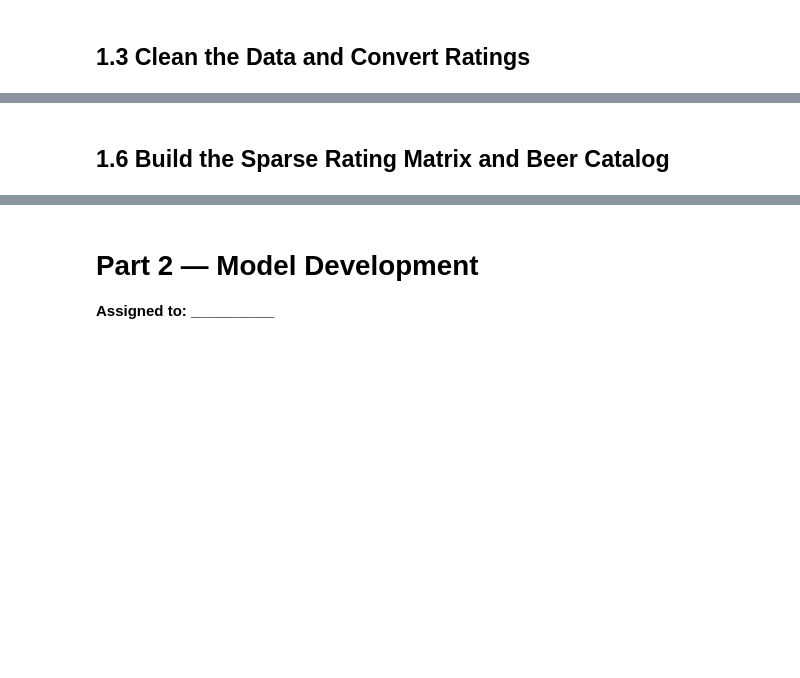
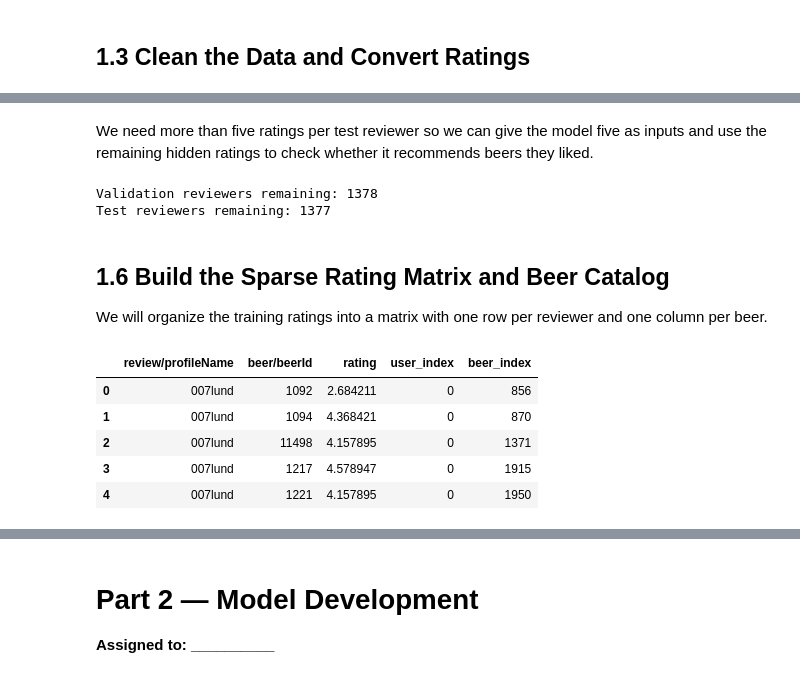
Before and after one commit to GarrettFordARTI405/ARTI405-BeerRecommender, a Jupyter notebook: BeerModel.ipynb, the cells around one changed output, grey strips where cells are left out. Saved outputs shown, nothing was run; the diff lists cells and outputs as text; code cells hidden in the pictures; blank space fills up the shorter version.

```diff
--- a/BeerModel.ipynb
+++ b/BeerModel.ipynb
@@ -17,0 +295,22 @@ Team members: Garrett, __________, __________, __________
+# %%
+# Columns that identify one reviewer/beer pair
+pair_columns = ["review/profileName", "beer/beerId"]
+
+# Create one rating per reviewer and beer
+train_ratings = train_df.groupby(
+    pair_columns, as_index=False
+)["rating"].mean()
+
+val_ratings = val_df.groupby(
+    pair_columns, as_index=False
+)["rating"].mean()
+
+test_ratings = test_df.groupby(
+    pair_columns, as_index=False
+)["rating"].mean()
+
+print("Training ratings:", len(train_ratings))
+print("Validation ratings:", len(val_ratings))
+print("Testing ratings:", len(test_ratings))
+
+display(train_ratings.head())
@@ -18,2 +340,51 @@ Team members: Garrett, __________, __________, __________
+# %% [markdown]
+We need more than five ratings per test reviewer so we can give the model five as inputs and use the remaining hidden ratings to check whether it recommends beers they liked.
+# %%
+# Find reviewers with at least 6 ratings
+keep_val_users = val_counts[val_counts >= 6].index
+keep_test_users = test_counts[test_counts >= 6].index
+
+# Keep their ratings
+val_ratings = val_ratings[
+    val_ratings["review/profileName"].isin(keep_val_users)
+].copy()
+
+test_ratings = test_ratings[
+    test_ratings["review/profileName"].isin(keep_test_users)
+].copy()
+
+print("Validation reviewers remaining:",
+      val_ratings["review/profileName"].nunique())
+
+print("Test reviewers remaining:",
+      test_ratings["review/profileName"].nunique())
+# %% [output]
+Validation reviewers remaining: 1378
+Test reviewers remaining: 1377
 # %% [markdown]
 ## 1.6 Build the Sparse Rating Matrix and Beer Catalog
+We will organize the training ratings into a matrix with one row per reviewer and one column per beer.
+# %%
+from sklearn.preprocessing import LabelEncoder
+
+# Create an encoder for reviewers and another for beers
+user_encoder = LabelEncoder()
+beer_encoder = LabelEncoder()
+
+# Assign consecutive numbers starting at 0
+train_ratings["user_index"] = user_encoder.fit_transform(
+    train_ratings["review/profileName"]
+)
+
+train_ratings["beer_index"] = beer_encoder.fit_transform(
+    train_ratings["beer/beerId"]
+)
+
+display(train_ratings.head())
+# %% [output]
+|  | review/profileName | beer/beerId | rating | user_index | beer_index |
+| 0 | 007lund | 1092 | 2.684211 | 0 | 856 |
+| 1 | 007lund | 1094 | 4.368421 | 0 | 870 |
+| 2 | 007lund | 11498 | 4.157895 | 0 | 1371 |
+| 3 | 007lund | 1217 | 4.578947 | 0 | 1915 |
+| 4 | 007lund | 1221 | 4.157895 | 0 | 1950 |
```
Also changed, not shown: parts of 34 cells of this notebook.
